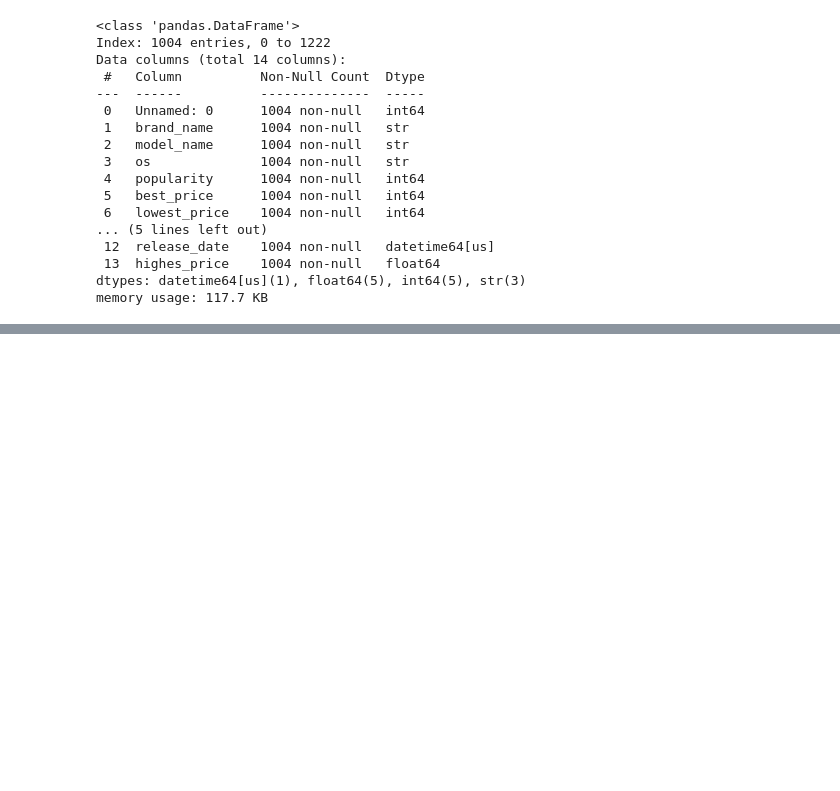
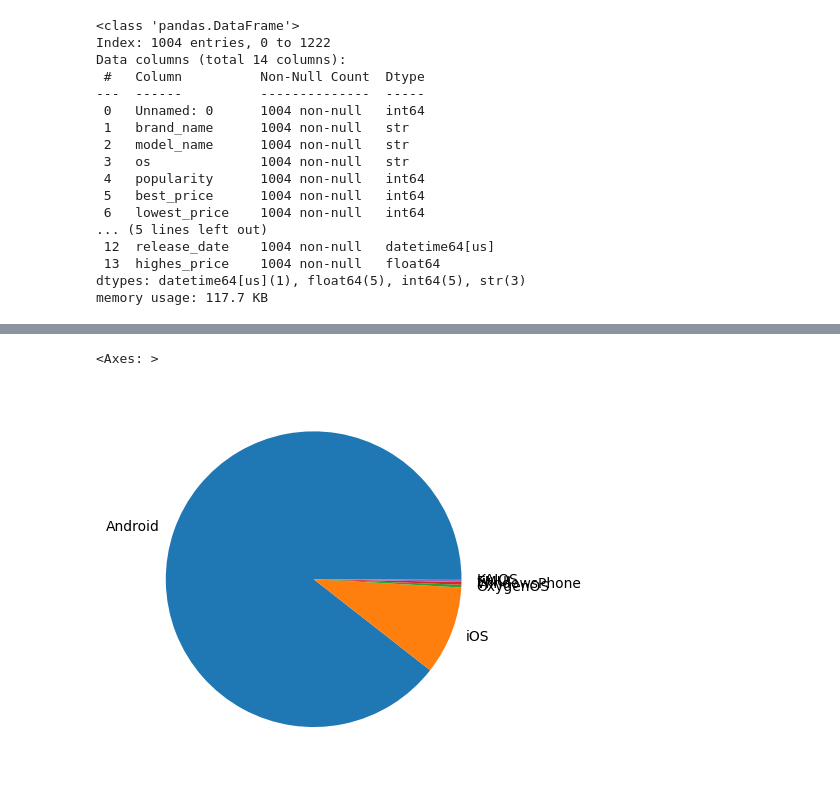
Before and after one commit to saizen7/Python-with-Data-science, a Jupyter notebook: day14.2.ipynb, the cells around one changed output, grey strips where cells are left out. Cells and saved outputs as stored; diff of their text form; code cells hidden in the pictures; blank space fills up the shorter version.

```diff
--- a/day14.2.ipynb
+++ b/day14.2.ipynb
@@ -488,0 +525,5 @@ df.head()
+# %%
+df['os'].value_counts().plot(kind="pie")
+# %% [output]
+<Axes: >
+[figure, added]
```
Also changed, not shown: parts of 11 cells of this notebook, 4 other files.
